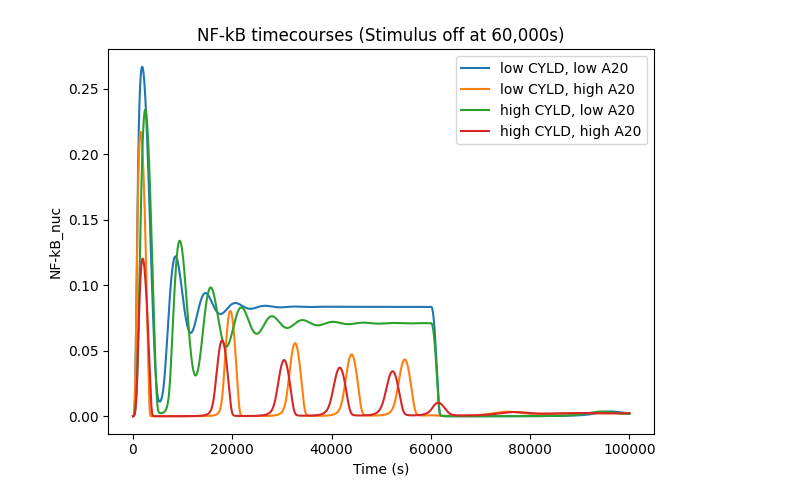
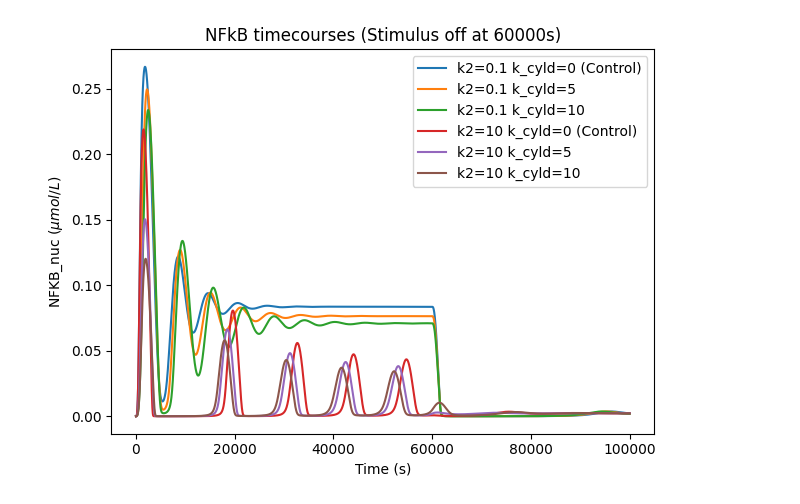
Before and after one commit to 1Riya-Shukla/NF-kB-Pathways, a Jupyter notebook: MicroglialRegulations/RoadRunner-Lipniacki.ipynb, the cells around one changed output. Cells and saved outputs as stored; diff of their text form; code cells hidden in the pictures.

```diff
--- a/MicroglialRegulations/RoadRunner-Lipniacki.ipynb
+++ b/MicroglialRegulations/RoadRunner-Lipniacki.ipynb
@@ -8,54 +8,57 @@ rr = roadrunner.RoadRunner("LipniackiWithCYLD.xml")
 # %%
 def set_stimulus(on_value = 1.0):
     if "TNF_R" not in rr.model.getGlobalParameterIds():
-        raise RuntimeError("The model does not contain the parameter 'TNF_R'.")
+        raise RuntimeError("TNF_R not found as a global parameter")
     rr["TNF_R"] = float(on_value)
 
 def run_timecourse_tnf_pulse(rr, params, t_off, t_end, n, vars_out):
     rr.resetAll()
 
-    # Set parameters (skip label)
+    # Set parameters
     for k, v in params.items():
         if isinstance(v, (int, float, np.integer, np.floating)):
-            rr[k] = float(v) # Ensure the value is a float
+            rr[k] = float(v)
 
     # Time grid
     tgrid = np.linspace(0.0, float(t_end), int(n))
-    ioff = int(np.searchsorted(tgrid, float(t_off))) # Index where stimulus is off
+    ioff = int(np.searchsorted(tgrid, float(t_off)))
 
-    # Clamp so we always have at least 2 points in eah segment
+    # Clamp so we always have at least 2 points in each segment
     ioff = max(1, min(ioff, len(tgrid) - 2))
 
     # TNF on
     set_stimulus(1.0)
     rr.timeCourseSelections = list(vars_out)
-    sim_on = rr.simulate(0.0, float(tgrid[ioff]), int(ioff + 1))
+    sim_on = rr.simulate(0.0, float(tgrid[ioff]), int(ioff) + 1)
 
     # TNF off
     set_stimulus(0.0)
     sim_off = rr.simulate(float(tgrid[ioff]), float(t_end), int(len(tgrid) - ioff))
 
-    # Stitch (avoid duplicate) junction row)
+    # Stich
     sim = np.vstack((sim_on, sim_off[1:]))
     return sim
 
 regimes = [
-    {"label":"low CYLD, low A20", "k_cyld":0.1, "k2":0.1},
-    {"label":"low CYLD, high A20", "k_cyld":0.1, "k2":10},
-    {"label":"high CYLD, low A20", "k_cyld":10, "k2":0.1},
-    {"label":"high CYLD, high A20", "k_cyld":10, "k2":10},
+    {"label":"k2=0.1 k_cyld=0 (Control)", "k_cyld":0.0, "k2":0.1},
+    {"label":"k2=0.1 k_cyld=5", "k_cyld":5.0, "k2":0.1},
+    {"label":"k2=0.1 k_cyld=10", "k_cyld":10.0, "k2":0.1},
+    {"label":"k2=10 k_cyld=0 (Control)", "k_cyld":0.0, "k2":10.0},
+    {"label":"k2=10 k_cyld=5", "k_cyld":5.0, "k2":10.0},
+    {"label":"k2=10 k_cyld=10", "k_cyld":10.0, "k2":10.0},
+
 ]
 
 plt.figure()
 for r in regimes:
     m = run_timecourse_tnf_pulse(rr, r, t_off=60000, t_end=100000, n=5001, vars_out=["time", "NFKB_nuc"])
     plt.plot(m[:,0], m[:,1], label=r["label"])
 
-plt.title("NF-kB timecourses (Stimulus off at 60,000s)")
+plt.title("NFkB timecourses (Stimulus off at 60000s)")
 plt.xlabel("Time (s)")
-plt.ylabel("NF-kB_nuc")
+plt.ylabel(r"NFKB_nuc ($\mu mol/L$)")
 plt.legend()
 plt.tight_layout()
 plt.show()
 # %% [output]
-[figure, old version]
+[figure, new version]
```
Also changed, not shown: parts of 6 cells of this notebook, 3 other files.
